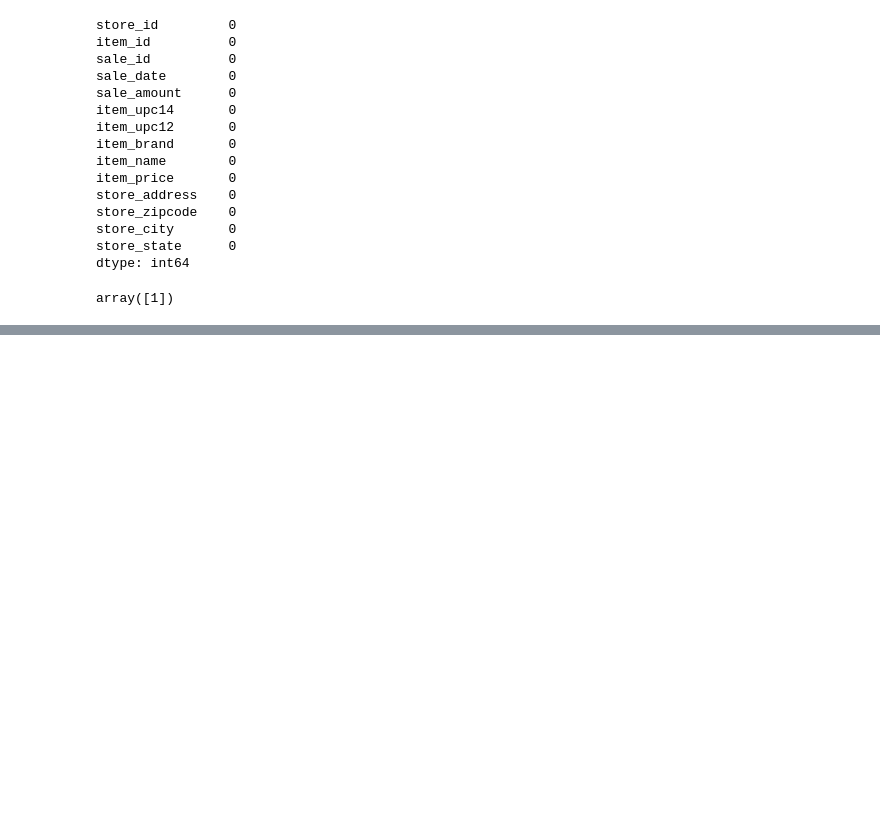
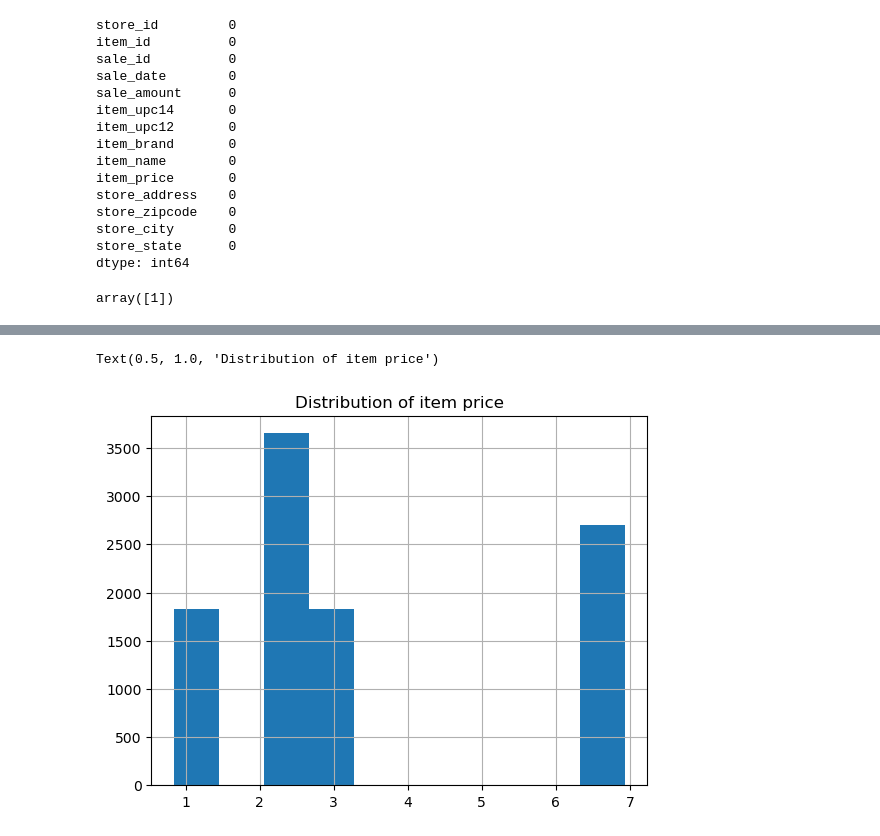
Before and after one commit to Miatta-Sinayoko/time-series-exercises, a Jupyter notebook: prepare_exercise.ipynb, the cells around one changed output, grey strips where cells are left out. Drawn from its saved outputs; the diff is of its cells as text; code cells hidden in the pictures; blank space fills up the shorter version.

```diff
--- a/prepare_exercise.ipynb
+++ b/prepare_exercise.ipynb
@@ -91,2 +91,6 @@ store_df.sale_amount.hist()
 # %%
 store_df.item_price.hist()
+plt.title('Distribution of item price')
+# %% [output]
+Text(0.5, 1.0, 'Distribution of item price')
+[figure, added]
```
Also changed, not shown: parts of 37 cells of this notebook.
